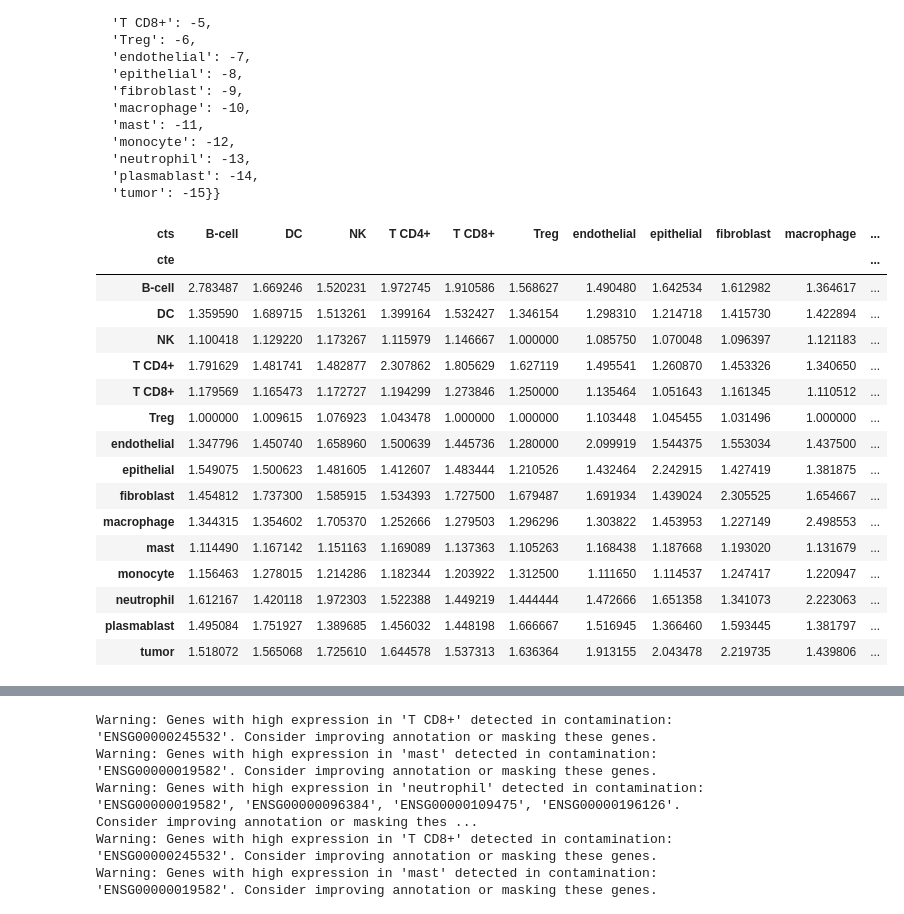
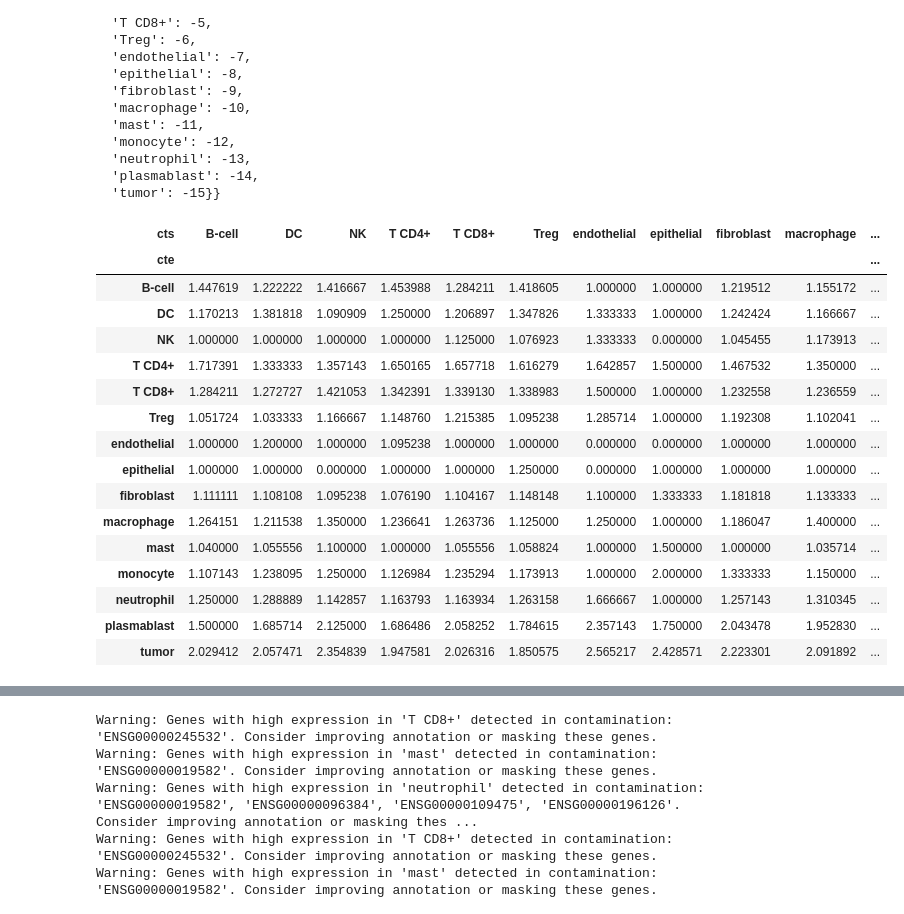
Before and after one commit to gkrieg/Syndri, a Jupyter notebook: seg_cleaner/ScoreAdmixture.ipynb, the cells around one changed output, grey strips where cells are left out. Drawn from its saved outputs; the diff is of its cells as text; code cells hidden in the pictures.

```diff
--- a/seg_cleaner/ScoreAdmixture.ipynb
+++ b/seg_cleaner/ScoreAdmixture.ipynb
@@ -63,4 +65,8 @@ keep_cts = (sc_data.obs['cell_type'].value_counts()>1000).index.tolist()
 # %%
 sc_data[sc_data.obs['cell_type'].isin(keep_cts)]
 # %%
-st_data
+st_data = ad.read_h5ad('cosmx_nsclc_Lung5-Rep1_adata_annotated_med_with_admix_probs.h5ad')
+# sc_data = ad.read_h5ad('/compute/oven-0-13/jwinchel/scRNA-seq/adata/GSE127465_tumor_integrated.h5ad')
+sc_data = ad.concat([ad.read_h5ad('/compute/oven-0-13/jwinchel/spatial_adata/heimdall_inference/GSE127465_tumor_integrated_val_med_with_admix_probs.h5ad'),
+                    ad.read_h5ad('/compute/oven-0-13/jwinchel/spatial_adata/heimdall_inference/GSE127465_tumor_integrated_train_med_with_admix_probs.h5ad')],
+                    join='outer')
@@ -67,3 +75,5 @@ st_data
+# %%
+st_data.obs['fov'] = 1
 # %%
 import numpy as np
 import pandas as pd
@@ -136,8 +146,10 @@ cell_df = build_cell_df_from_st_data(
     st_data,
     cell_type_col="cell_type",
     fov_col="fov",
-    x_col='CenterX_global_px_x',
-    y_col='CenterY_global_px_x',
+    # x_col='CenterX_global_px',
+    # y_col='CenterY_global_px',
+    x_col='sampled_st_x',
+    y_col='sampled_st_y',
     obsm_key="spatial",
     px_to_um=None,   # set to 0.18 if those coords are pixels and you want microns
 )
@@ -168,48 +180,48 @@ for fov, g in cell_df.groupby("fov", sort=True):
     g = g[["x", "y", "cell_type", "cell"]].copy()
     if g["cell"].nunique() < 4:
         continue
 
     adj = estimate_cell_adjacency(g, **edge_kwargs)
     if adj is None or len(adj) == 0:
         continue
 
     all_edges.append(adj)
 
 if len(all_edges) == 0:
     raise RuntimeError("No adjacency edges computed (check coords/cell counts per FOV).")
 
 cell_adj_df = pd.concat(all_edges, axis=0, ignore_index=True)
 
 # One global K from all cell-cell edges across all FOVs
 cell_type_adj = estimate_cell_type_adjacency(cell_adj_df)
 
 # Ensure square + consistent ordering
 all_types = sorted(cell_df["cell_type"].dropna().unique().tolist())
 cell_type_adj = (
     pd.DataFrame(cell_type_adj)
     .reindex(index=all_types, columns=all_types)
     .fillna(0.0)
 )
 
 cell_type_adj
 # %% [output]
 | cts | B-cell | DC | NK | T CD4+ | T CD8+ | Treg | endothelial | epithelial | fibroblast | macrophage | ... |
 | cte |  |  |  |  |  |  |  |  |  |  | ... |
-| B-cell | 2.783487 | 1.669246 | 1.520231 | 1.972745 | 1.910586 | 1.568627 | 1.490480 | 1.642534 | 1.612982 | 1.364617 | ... |
-| DC | 1.359590 | 1.689715 | 1.513261 | 1.399164 | 1.532427 | 1.346154 | 1.298310 | 1.214718 | 1.415730 | 1.422894 | ... |
-| NK | 1.100418 | 1.129220 | 1.173267 | 1.115979 | 1.146667 | 1.000000 | 1.085750 | 1.070048 | 1.096397 | 1.121183 | ... |
-| T CD4+ | 1.791629 | 1.481741 | 1.482877 | 2.307862 | 1.805629 | 1.627119 | 1.495541 | 1.260870 | 1.453326 | 1.340650 | ... |
-| T CD8+ | 1.179569 | 1.165473 | 1.172727 | 1.194299 | 1.273846 | 1.250000 | 1.135464 | 1.051643 | 1.161345 | 1.110512 | ... |
-| Treg | 1.000000 | 1.009615 | 1.076923 | 1.043478 | 1.000000 | 1.000000 | 1.103448 | 1.045455 | 1.031496 | 1.000000 | ... |
-| endothelial | 1.347796 | 1.450740 | 1.658960 | 1.500639 | 1.445736 | 1.280000 | 2.099919 | 1.544375 | 1.553034 | 1.437500 | ... |
-| epithelial | 1.549075 | 1.500623 | 1.481605 | 1.412607 | 1.483444 | 1.210526 | 1.432464 | 2.242915 | 1.427419 | 1.381875 | ... |
-| fibroblast | 1.454812 | 1.737300 | 1.585915 | 1.534393 | 1.727500 | 1.679487 | 1.691934 | 1.439024 | 2.305525 | 1.654667 | ... |
-| macrophage | 1.344315 | 1.354602 | 1.705370 | 1.252666 | 1.279503 | 1.296296 | 1.303822 | 1.453953 | 1.227149 | 2.498553 | ... |
-| mast | 1.114490 | 1.167142 | 1.151163 | 1.169089 | 1.137363 | 1.105263 | 1.168438 | 1.187668 | 1.193020 | 1.131679 | ... |
-| monocyte | 1.156463 | 1.278015 | 1.214286 | 1.182344 | 1.203922 | 1.312500 | 1.111650 | 1.114537 | 1.247417 | 1.220947 | ... |
-| neutrophil | 1.612167 | 1.420118 | 1.972303 | 1.522388 | 1.449219 | 1.444444 | 1.472666 | 1.651358 | 1.341073 | 2.223063 | ... |
-| plasmablast | 1.495084 | 1.751927 | 1.389685 | 1.456032 | 1.448198 | 1.666667 | 1.516945 | 1.366460 | 1.593445 | 1.381797 | ... |
-| tumor | 1.518072 | 1.565068 | 1.725610 | 1.644578 | 1.537313 | 1.636364 | 1.913155 | 2.043478 | 2.219735 | 1.439806 | ... |
+| B-cell | 1.447619 | 1.222222 | 1.416667 | 1.453988 | 1.284211 | 1.418605 | 1.000000 | 1.000000 | 1.219512 | 1.155172 | ... |
+| DC | 1.170213 | 1.381818 | 1.090909 | 1.250000 | 1.206897 | 1.347826 | 1.333333 | 1.000000 | 1.242424 | 1.166667 | ... |
+| NK | 1.000000 | 1.000000 | 1.000000 | 1.000000 | 1.125000 | 1.076923 | 1.333333 | 0.000000 | 1.045455 | 1.173913 | ... |
+| T CD4+ | 1.717391 | 1.333333 | 1.357143 | 1.650165 | 1.657718 | 1.616279 | 1.642857 | 1.500000 | 1.467532 | 1.350000 | ... |
+| T CD8+ | 1.284211 | 1.272727 | 1.421053 | 1.342391 | 1.339130 | 1.338983 | 1.500000 | 1.000000 | 1.232558 | 1.236559 | ... |
+| Treg | 1.051724 | 1.033333 | 1.166667 | 1.148760 | 1.215385 | 1.095238 | 1.285714 | 1.000000 | 1.192308 | 1.102041 | ... |
+| endothelial | 1.000000 | 1.200000 | 1.000000 | 1.095238 | 1.000000 | 1.000000 | 0.000000 | 0.000000 | 1.000000 | 1.000000 | ... |
+| epithelial | 1.000000 | 1.000000 | 0.000000 | 1.000000 | 1.000000 | 1.250000 | 0.000000 | 1.000000 | 1.000000 | 1.000000 | ... |
+| fibroblast | 1.111111 | 1.108108 | 1.095238 | 1.076190 | 1.104167 | 1.148148 | 1.100000 | 1.333333 | 1.181818 | 1.133333 | ... |
+| macrophage | 1.264151 | 1.211538 | 1.350000 | 1.236641 | 1.263736 | 1.125000 | 1.250000 | 1.000000 | 1.186047 | 1.400000 | ... |
+| mast | 1.040000 | 1.055556 | 1.100000 | 1.000000 | 1.055556 | 1.058824 | 1.000000 | 1.500000 | 1.000000 | 1.035714 | ... |
+| monocyte | 1.107143 | 1.238095 | 1.250000 | 1.126984 | 1.235294 | 1.173913 | 1.000000 | 2.000000 | 1.333333 | 1.150000 | ... |
+| neutrophil | 1.250000 | 1.288889 | 1.142857 | 1.163793 | 1.163934 | 1.263158 | 1.666667 | 1.000000 | 1.257143 | 1.310345 | ... |
+| plasmablast | 1.500000 | 1.685714 | 2.125000 | 1.686486 | 2.058252 | 1.784615 | 2.357143 | 1.750000 | 2.043478 | 1.952830 | ... |
+| tumor | 2.029412 | 2.057471 | 2.354839 | 1.947581 | 2.026316 | 1.850575 | 2.565217 | 2.428571 | 2.223301 | 2.091892 | ... |
 # %%
 tx_df = pd.read_csv('/compute/oven-0-13/jwinchel/Lung5_Rep1/Lung5_Rep1-Flat_files_and_images/Lung5_Rep1_tx_file.csv')
 tx_df.head()
```
Also changed, not shown: parts of 24 cells of this notebook, 7 other files.
